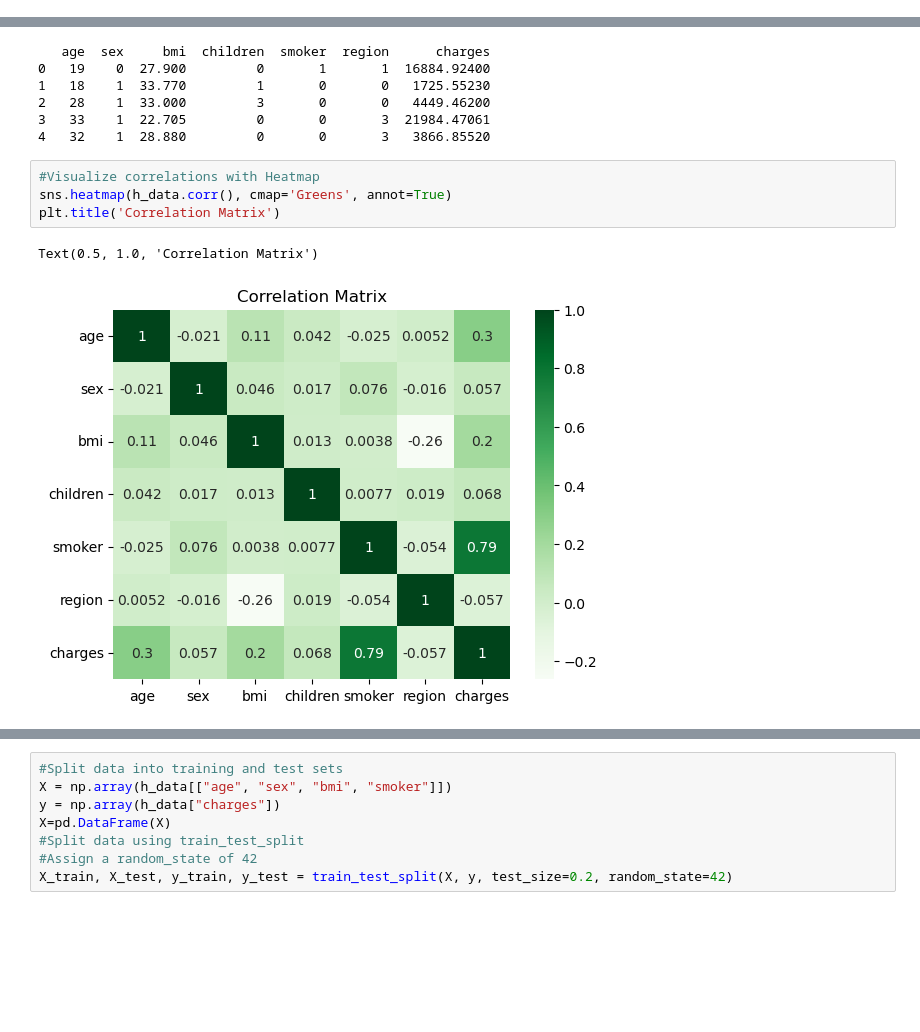
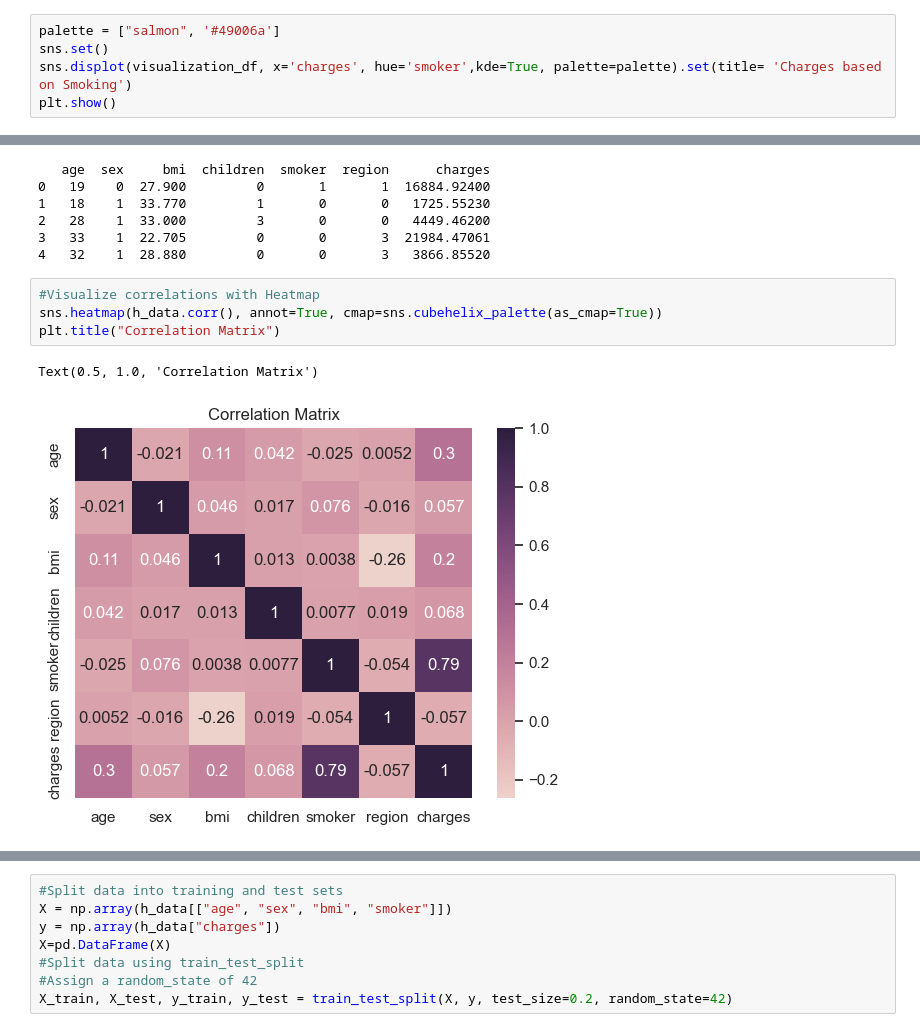
Before and after one commit to MikaMohd/Project-4-Group-7, a Jupyter notebook: marthascode.ipynb, the cells around one changed output, grey strips where cells are left out. Drawn from its saved outputs; the diff is of its cells as text; blank space fills up the shorter version.

Commit message:
updates to visuals

```diff
--- a/marthascode.ipynb
+++ b/marthascode.ipynb
@@ -175,0 +201,5 @@ charges.show()
+# %%
+palette = ["salmon", '#49006a']
+sns.set()
+sns.displot(visualization_df, x='charges', hue='smoker',kde=True, palette=palette).set(title= 'Charges based on Smoking')
+plt.show()
@@ -236,11 +274,11 @@ print(h_data.head())
 4   32    1  28.880         0       0       3   3866.85520
 # %%
 #Visualize correlations with Heatmap
-sns.heatmap(h_data.corr(), cmap='Greens', annot=True)
-plt.title('Correlation Matrix')
+sns.heatmap(h_data.corr(), annot=True, cmap=sns.cubehelix_palette(as_cmap=True))
+plt.title("Correlation Matrix")
 # %% [output]
 Text(0.5, 1.0, 'Correlation Matrix')
-[figure, old version]
+[figure, new version]
 # %%
 #Create a scatter matrix
 features = ['age', 'bmi', 'charges']
```
Also changed, not shown: parts of 29 cells of this notebook, 1 other file.
